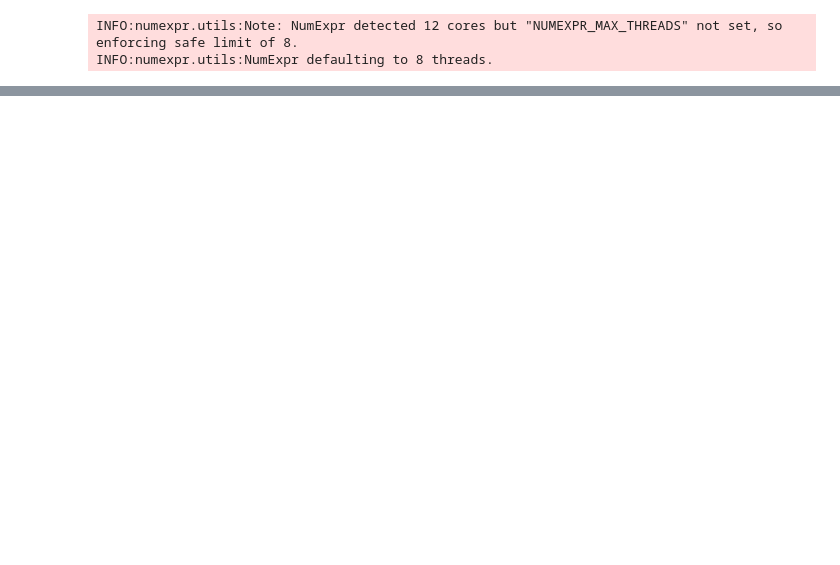
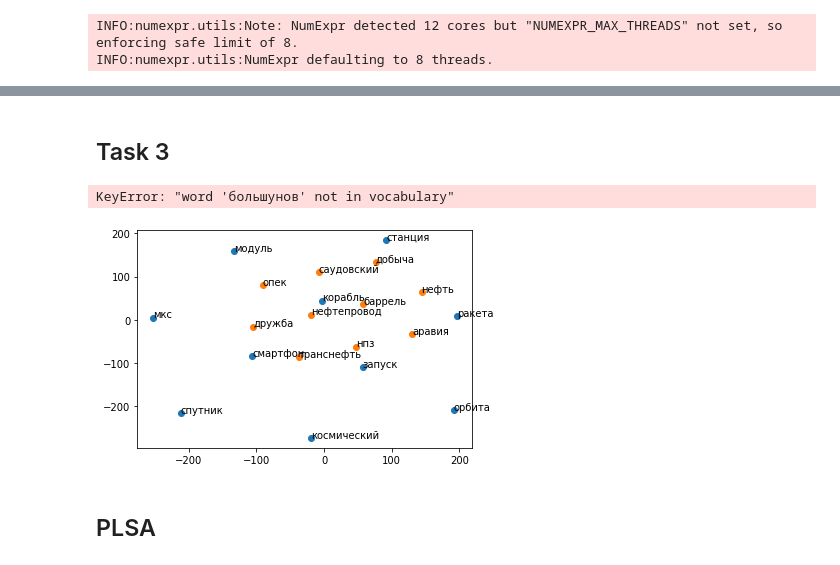
Before and after one commit to Lolik-Bolik/Topic_modeling, a Jupyter notebook: pipeline.ipynb, the cells around one changed output, grey strips where cells are left out. Saved outputs shown, nothing was run; the diff lists cells and outputs as text; code cells hidden in the pictures; blank space fills up the shorter version.

```diff
--- a/pipeline.ipynb
+++ b/pipeline.ipynb
@@ -196,0 +170,25 @@ topics[3]
+# %% [markdown]
+## Task 3
+# %%
+# Genereate input for word2vec
+from sklearn.manifold import TSNE
+def generate_w2vec_scatterplot(lda_model):
+    fig = plt.figure()
+    ax = fig.add_subplot(1, 1, 1)
+    for top_num in range(lda_model.num_topics):
+        vocab =  [word for word, valure in lda_model.show_topic(top_num, 10)]
+        X = w2v_model[vocab]
+
+        tsne = TSNE(n_components=2)
+        X_tsne = tsne.fit_transform(X)
+        df = pd.DataFrame(X_tsne, index=vocab, columns=['x', 'y'])
+        ax.scatter(df['x'], df['y'])
+        for word, pos in df.iterrows():
+            ax.annotate(word, pos)
+# %%
+generate_w2vec_scatterplot(lda_tfidf)
+# %% [output]
+KeyError: "word 'большунов' not in vocabulary"
+[figure, added]
+# %% [markdown]
+## PLSA
```
Also changed, not shown: parts of 48 cells of this notebook, 2 other files.
